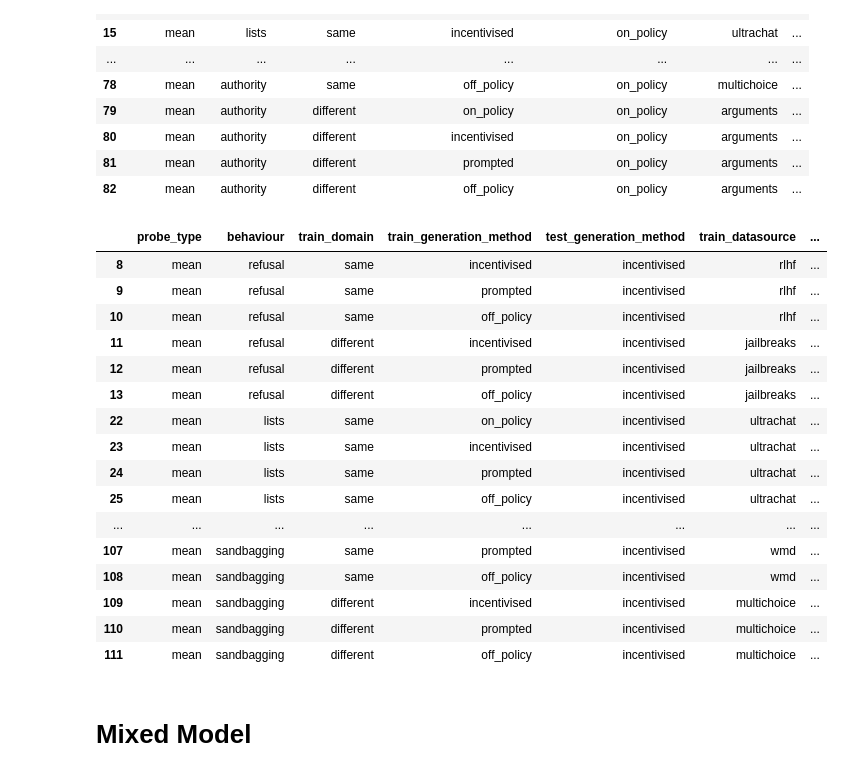
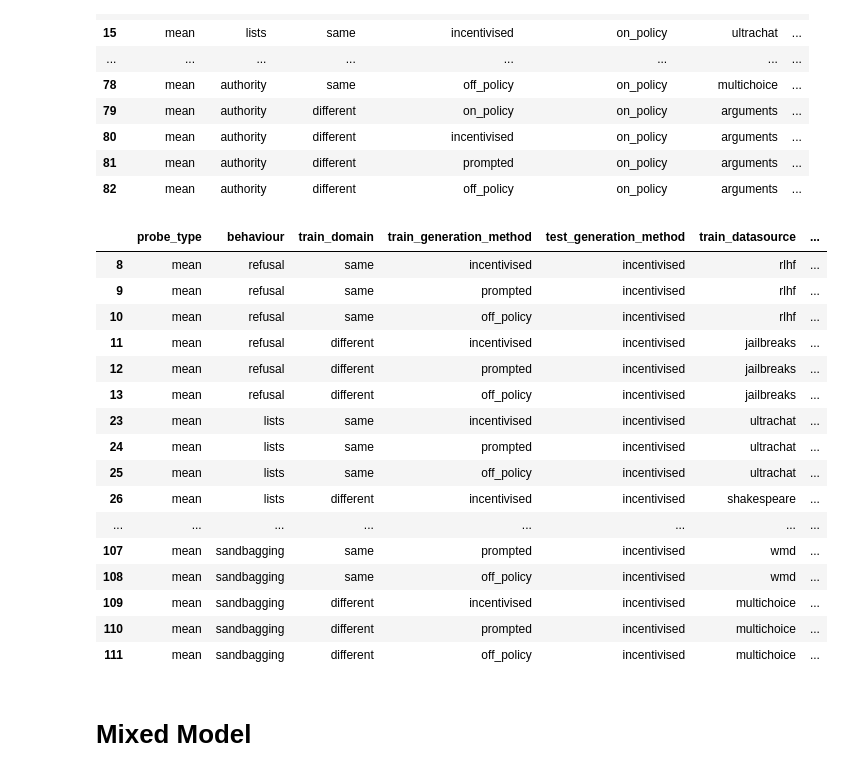
Before and after one commit to SamDower/LASR-probe-gen, a Jupyter notebook: notebooks/MixedModelAnalysis.ipynb, the cells around one changed output. Saved outputs shown, nothing was run; the diff lists cells and outputs as text; code cells hidden in the pictures.

```diff
--- a/notebooks/MixedModelAnalysis.ipynb
+++ b/notebooks/MixedModelAnalysis.ipynb
@@ -252,10 +252,18 @@ column_order = [
 
 results_df = results_df[column_order]
 
+# Set 'lists' as the reference category for behaviour
+results_df['behaviour'] = pd.Categorical(
+    results_df['behaviour'],
+    categories=['lists', 'authority', 'deception', 'metaphors', 'refusal', 'sandbagging', 'science', 'sycophancy'],
+    ordered=False
+)
+
 # Display first few rows
 print("\nFirst 10 rows:")
 display(results_df.head(10))
 
+print(results_df["behaviour"].unique())
 print(f"\nDataFrame shape: {results_df.shape}")
 print(f"Unique behaviours: {results_df['behaviour'].nunique()}")
 print(f"Unique train generation methods: {results_df['train_generation_method'].unique()}")
@@ -297,20 +309,22 @@ results_test_on_policy
 | 81 | mean | authority | different | prompted | on_policy | arguments | ... |
 | 82 | mean | authority | different | off_policy | on_policy | arguments | ... |
 # %%
-results_test_incentivised = results_df[results_df['test_generation_method'] == 'incentivised']
+results_test_incentivised = results_df[(results_df['test_generation_method'] == 'incentivised') & (results_df['train_generation_method'] != 'on_policy')]
+
+
 results_test_incentivised
 # %% [output]
 |  | probe_type | behaviour | train_domain | train_generation_method | test_generation_method | train_datasource | ... |
 | 8 | mean | refusal | same | incentivised | incentivised | rlhf | ... |
 | 9 | mean | refusal | same | prompted | incentivised | rlhf | ... |
 | 10 | mean | refusal | same | off_policy | incentivised | rlhf | ... |
 | 11 | mean | refusal | different | incentivised | incentivised | jailbreaks | ... |
 | 12 | mean | refusal | different | prompted | incentivised | jailbreaks | ... |
 | 13 | mean | refusal | different | off_policy | incentivised | jailbreaks | ... |
-| 22 | mean | lists | same | on_policy | incentivised | ultrachat | ... |
 | 23 | mean | lists | same | incentivised | incentivised | ultrachat | ... |
 | 24 | mean | lists | same | prompted | incentivised | ultrachat | ... |
 | 25 | mean | lists | same | off_policy | incentivised | ultrachat | ... |
+| 26 | mean | lists | different | incentivised | incentivised | shakespeare | ... |
 | ... | ... | ... | ... | ... | ... | ... | ... |
 | 107 | mean | sandbagging | same | prompted | incentivised | wmd | ... |
 | 108 | mean | sandbagging | same | off_policy | incentivised | wmd | ... |
```
Also changed, not shown: parts of 20 cells of this notebook, 1 other file.
